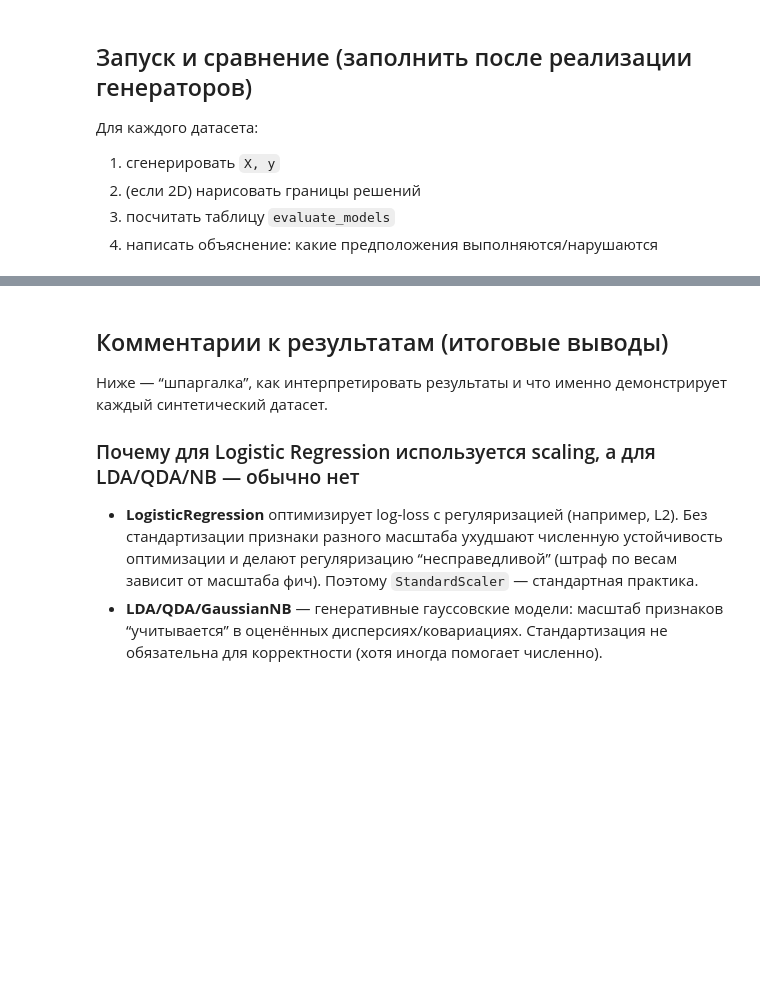
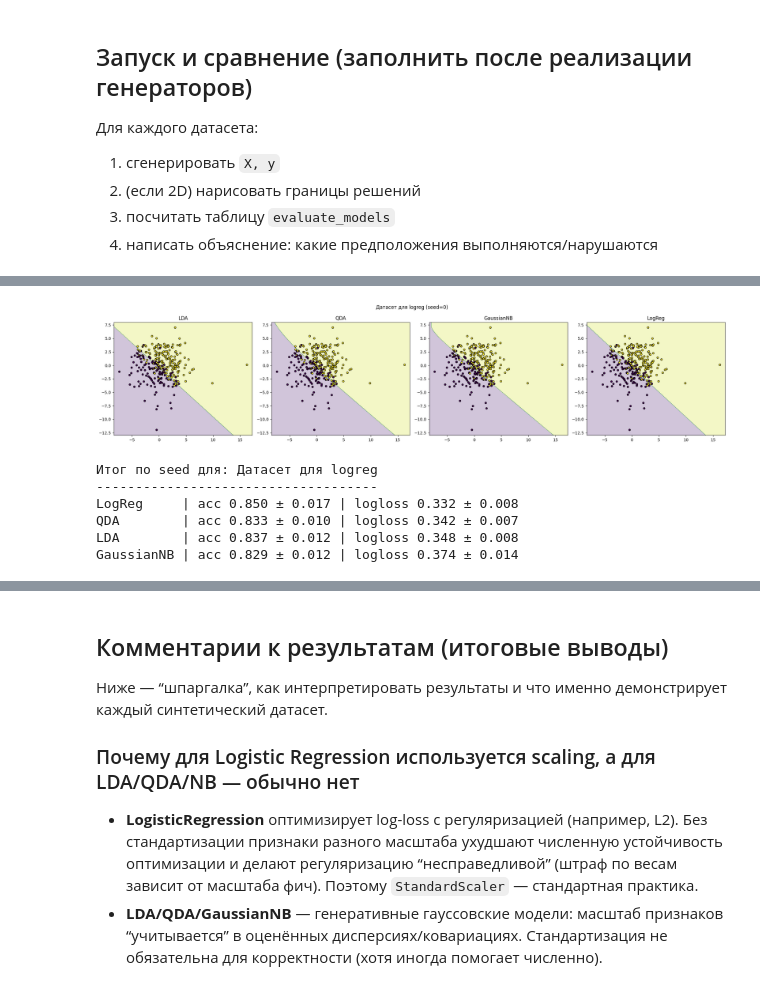
Before and after one commit to DmytryPan/ml-math-base-course, a Jupyter notebook: lab-02/Lab02.ipynb, the cells around one changed output, grey strips where cells are left out. Drawn from its saved outputs; the diff is of its cells as text; code cells hidden in the pictures; blank space fills up the shorter version.

```diff
--- a/lab-02/Lab02.ipynb
+++ b/lab-02/Lab02.ipynb
@@ -164,11 +167,6 @@ def make_dataset_for_qda(random_state=0):
     n_samples = 400
     mean_0 = [0, 0]
     mean_1 = [1.5, 1.5]
-    # cov_0 = [[5.0, 0.0],   # Сильно вытянут по X
-    #           [0.0, 0.8]]
-
-    # cov_1 = [[0.8, 0.0],   # Сильно вытянут по Y
-            #  [0.0, 5.0]]
 
     cov_0 = make_cov_2d(correlation=0.4, var_x1=2, var_x2=0.5)
     print(f'cov0:{cov_0}')
@@ -196,15 +194,30 @@ def make_dataset_for_gnb(random_state=0):
         X[n_samples//2:, i] += 0.8  # Сдвиг для класса
     y = np.hstack((np.zeros(n_samples//2), np.ones(n_samples//2)))
     return X, y
+
 def make_dataset_for_logreg(random_state=0):
     """Идея: x ~ негауссовское распределение, затем y|x ~ Bernoulli(sigmoid(w^T x + b))."""
     rng = np.random.default_rng(random_state)
-    n_samples, n_features = 300, 2
-    X = rng.uniform(low=-3, high = 3, size=(n_samples, n_features))
-    W = np.array([1.0, 1.0]) # задаем нашу прямую
-    b =
 
-    raise NotImplementedError
+    n_samples = 300
+    n_features = 2
+    # 50% равномерное, 50% экспоненциальное
+    X_uniform = rng.uniform(-4, 4, size=(n_samples//2, n_features))
+    X_exp = rng.exponential(scale=2, size=(n_samples//2, n_features))
+    X_exp = X_exp * rng.choice([-1, 1], size=(n_samples//2, n_features))
+    X = np.vstack([X_uniform, X_exp])
+
+    idx = rng.permutation(n_samples)
+    X = X[idx]
+
+    W = np.array([1.0, 1.0])
+    b = 0.0
+    logits = X @ W + b
+    probs = 1 / (1 + np.exp(-logits))
+
+    y = (rng.random(n_samples) < probs).astype(int)
+
+    return X, y
 # %%
 X, y = make_dataset_for_lda()
 X.shape, y.shape
@@ -334,0 +357,10 @@ QDA        | acc 0.673 ± 0.065 | logloss 1.771 ± 0.414
+# %%
+run_one_dataset(make_dataset_for_logreg, "Датасет для logreg");
+# %% [output]
+[figure, added]
+Итог по seed для: Датасет для logreg
+------------------------------------
+LogReg     | acc 0.850 ± 0.017 | logloss 0.332 ± 0.008
+QDA        | acc 0.833 ± 0.010 | logloss 0.342 ± 0.007
+LDA        | acc 0.837 ± 0.012 | logloss 0.348 ± 0.008
+GaussianNB | acc 0.829 ± 0.012 | logloss 0.374 ± 0.014
```
Also changed, not shown: parts of 9 cells of this notebook.
